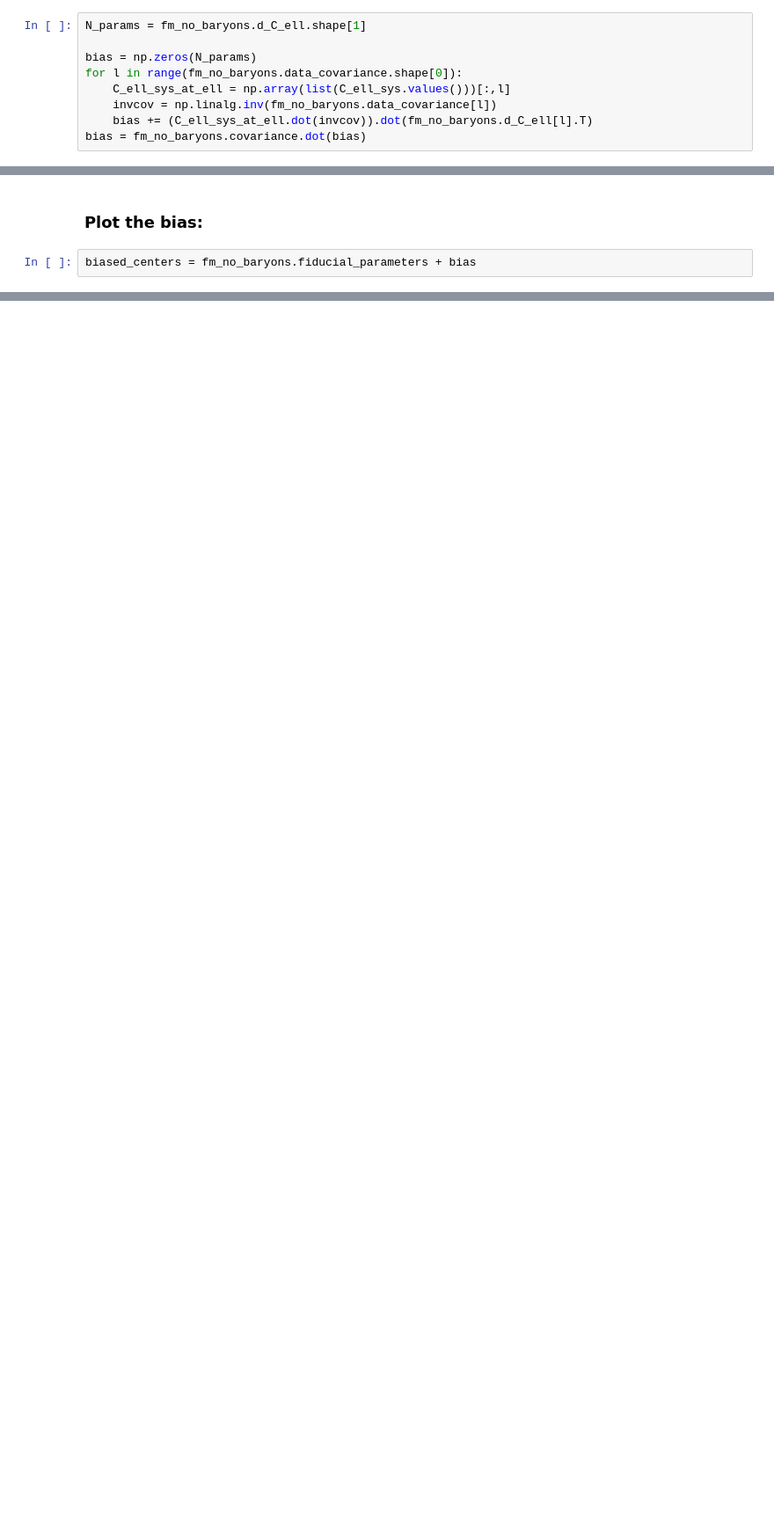
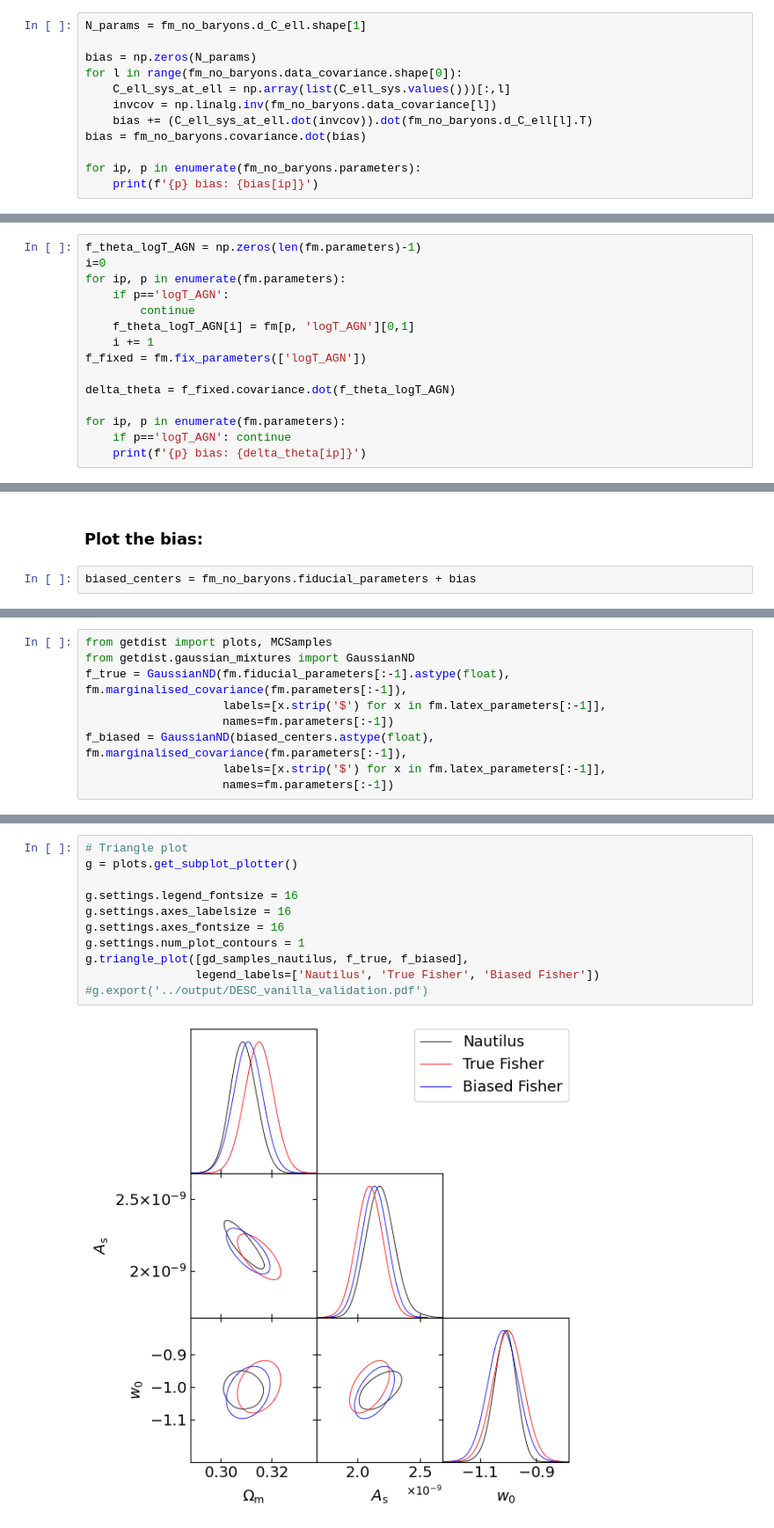
Before and after one commit to chrgeorgiou/CS_Fisher, a Jupyter notebook: notebooks/fisher_baryons_bias.ipynb, the cells around one changed output, grey strips where cells are left out. Shown at 88% size. Cells and saved outputs as stored; diff of their text form; blank space fills up the shorter version.

```diff
--- a/notebooks/fisher_baryons_bias.ipynb
+++ b/notebooks/fisher_baryons_bias.ipynb
@@ -134,3 +113,6 @@ for l in range(fm_no_baryons.data_covariance.shape[0]):
     invcov = np.linalg.inv(fm_no_baryons.data_covariance[l])
     bias += (C_ell_sys_at_ell.dot(invcov)).dot(fm_no_baryons.d_C_ell[l].T)
 bias = fm_no_baryons.covariance.dot(bias)
+
+for ip, p in enumerate(fm_no_baryons.parameters):
+    print(f'{p} bias: {bias[ip]}')
@@ -156,0 +130,15 @@ print(delta_Om, delta_sig8)
+# %%
+f_theta_logT_AGN = np.zeros(len(fm.parameters)-1)
+i=0
+for ip, p in enumerate(fm.parameters):
+    if p=='logT_AGN':
+        continue
+    f_theta_logT_AGN[i] = fm[p, 'logT_AGN'][0,1]
+    i += 1
+f_fixed = fm.fix_parameters(['logT_AGN'])
+
+delta_theta = f_fixed.covariance.dot(f_theta_logT_AGN)
+
+for ip, p in enumerate(fm.parameters):
+    if p=='logT_AGN': continue
+    print(f'{p} bias: {delta_theta[ip]}')
@@ -207,0 +153,9 @@ fig.legend(handles, labels)
+# %%
+from getdist import plots, MCSamples
+from getdist.gaussian_mixtures import GaussianND
+f_true = GaussianND(fm.fiducial_parameters[:-1].astype(float), fm.marginalised_covariance(fm.parameters[:-1]),
+                    labels=[x.strip('$') for x in fm.latex_parameters[:-1]],
+                    names=fm.parameters[:-1])
+f_biased = GaussianND(biased_centers.astype(float), fm.marginalised_covariance(fm.parameters[:-1]),
+                    labels=[x.strip('$') for x in fm.latex_parameters[:-1]],
+                    names=fm.parameters[:-1])
@@ -207,0 +201,13 @@ fig.legend(handles, labels)
+# %%
+# Triangle plot
+g = plots.get_subplot_plotter()
+
+g.settings.legend_fontsize = 16
+g.settings.axes_labelsize = 16
+g.settings.axes_fontsize = 16
+g.settings.num_plot_contours = 1
+g.triangle_plot([gd_samples_nautilus, f_true, f_biased],
+                legend_labels=['Nautilus', 'True Fisher', 'Biased Fisher'])
+#g.export('../output/DESC_vanilla_validation.pdf')
+# %% [output]
+[figure, added]
```
Also changed, not shown: parts of 17 cells of this notebook, 4 other files.
